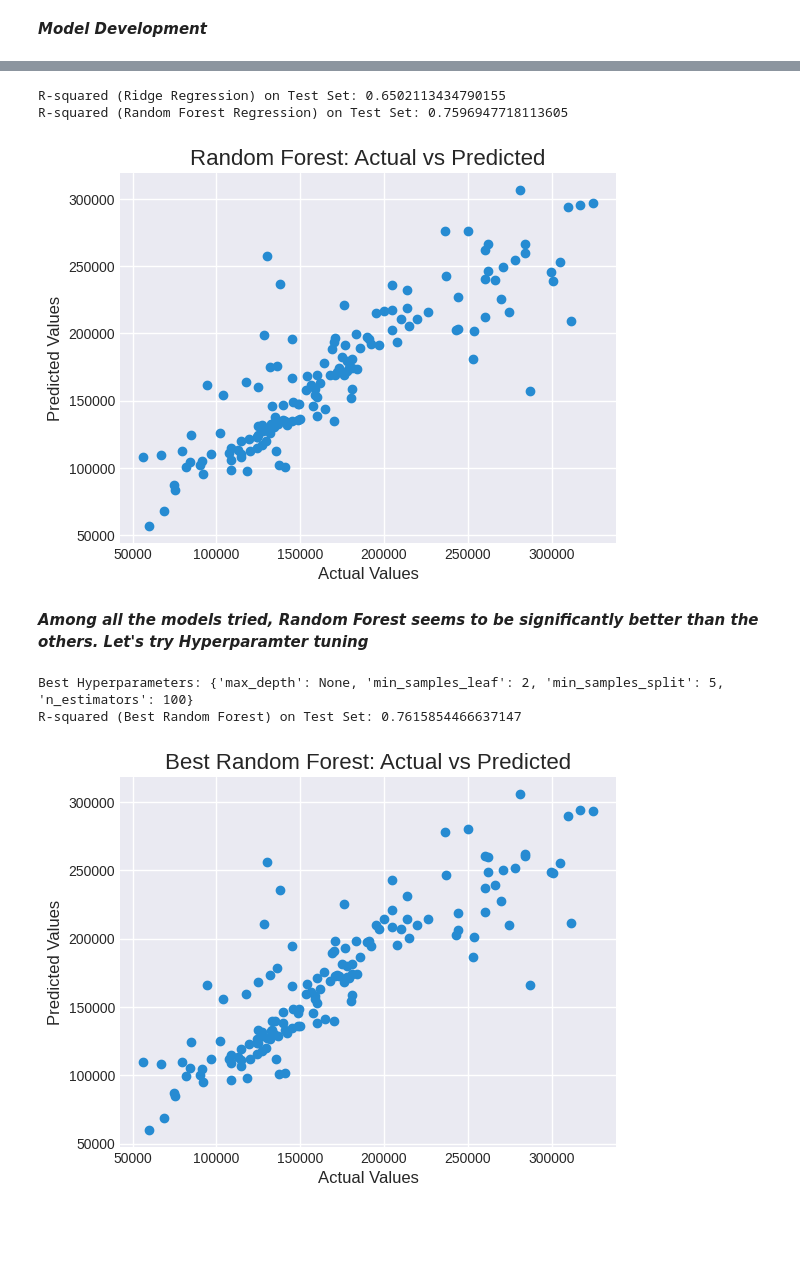
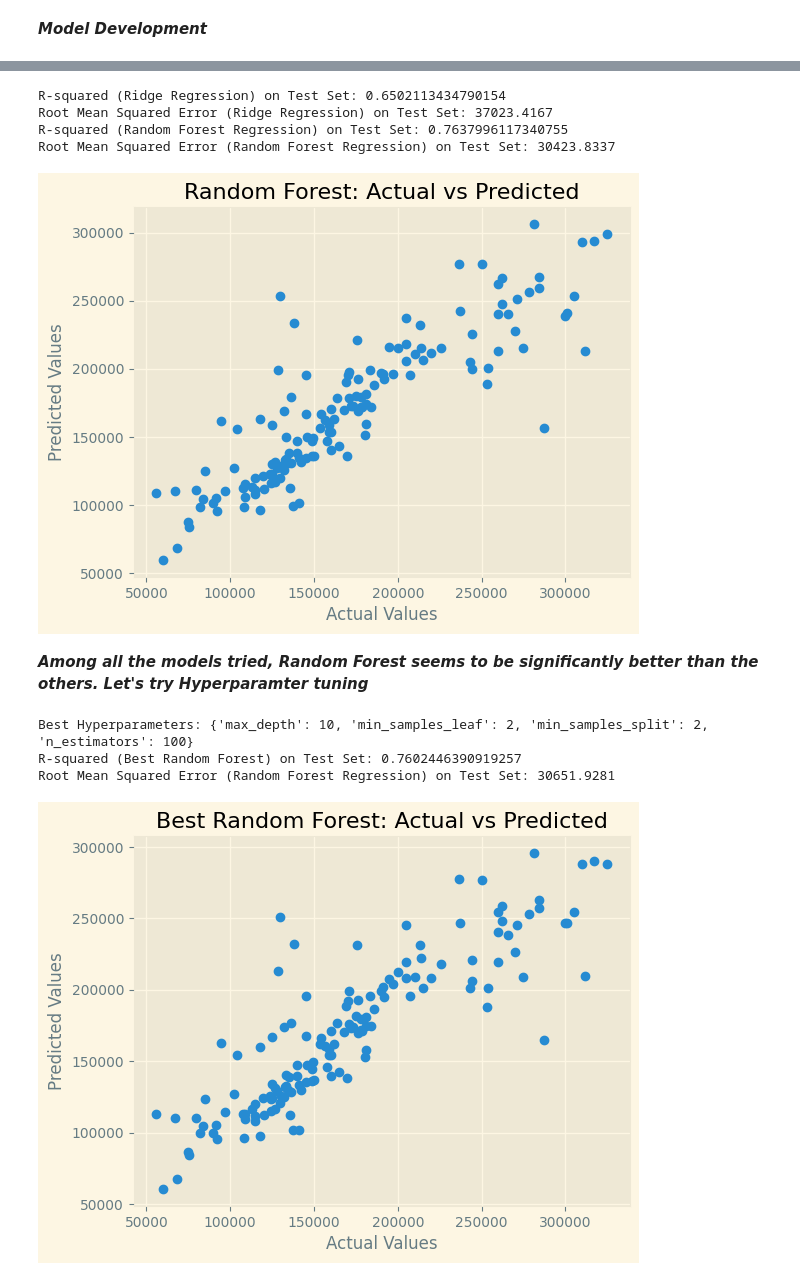
Before and after one commit to anirudh217sharma/House_Prices_Advanced_Regression_Techniques, a Jupyter notebook: House_Prices_Advanced_Regression_Techniques.ipynb, the cells around one changed output, grey strips where cells are left out. Cells and saved outputs as stored; diff of their text form; code cells hidden in the pictures; blank space fills up the shorter version.

```diff
--- a/House_Prices_Advanced_Regression_Techniques.ipynb
+++ b/House_Prices_Advanced_Regression_Techniques.ipynb
@@ -10,12 +10,12 @@ import pandas as pd
 import numpy as np
 
 # Import the matplotlib library for creating visualizations
+%matplotlib inline
 import matplotlib.pyplot as plt
 import warnings
 warnings.filterwarnings("ignore")
 import matplotlib.pyplot as plt
 plt.style.use('Solarize_Light2')
-%matplotlib inline
 
 # Import the seaborn library for advanced visualizations
 import seaborn as sns
@@ -44,7 +44,6 @@ import plotly.express as px
 # Interactive dataframe - a collab feature
 from google.colab import data_table
 data_table.enable_dataframe_formatter()
-plt.style.use('seaborn-darkgrid')
 
 # Auto ML Library
 # Trying an autgluon model just as a benchmark without any preprocessing
@@ -66,6 +65,8 @@ from collections import Counter
 import itertools
 from sklearn.model_selection import GridSearchCV
 # import autogluon as ag
+# Import necessary libraries
+# from autogluon.tabular import TabularPredictor
 # %%
 # !pip uninstall autogluon.core
 # !pip uninstall autogluon
@@ -869,10 +880,25 @@ rf_model.fit(featuresTrain, y_train)
 r_squared_ridge = ridge_model.score(X_test, y_test)
 print(f"R-squared (Ridge Regression) on Test Set: {r_squared_ridge}")
 
+# Make predictions on the test set
+y_pred = ridge_model.predict(X_test)
+# Calculate RMSE
+rmse = mean_squared_error(y_test, y_pred, squared=False)
+
+# Display the performance metrics
+print(f"Root Mean Squared Error (Ridge Regression) on Test Set: {rmse:.4f}")
+
+
 # Evaluate Random Forest Regression
 predictions_rf = rf_model.predict(X_test)
 r_squared_rf = rf_model.score(X_test, y_test)
 print(f"R-squared (Random Forest Regression) on Test Set: {r_squared_rf}")
+
+# Calculate RMSE
+rmse = mean_squared_error(y_test, predictions_rf , squared=False)
+# Display the performance metrics
+print(f"Root Mean Squared Error (Random Forest Regression) on Test Set: {rmse:.4f}")
+
 
 # Create a DataFrame for Random Forest unstandardized predictions against actual values
 predictions_rf_df = pd.DataFrame({'Actual': y_test, 'Predicted_RF': predictions_rf})
@@ -884,9 +910,11 @@ plt.xlabel('Actual Values')
 plt.ylabel('Predicted Values')
 plt.show()
 # %% [output]
-R-squared (Ridge Regression) on Test Set: 0.6502113434790155
-R-squared (Random Forest Regression) on Test Set: 0.7596947718113605
+R-squared (Ridge Regression) on Test Set: 0.6502113434790154
+Root Mean Squared Error (Ridge Regression) on Test Set: 37023.4167
+R-squared (Random Forest Regression) on Test Set: 0.7637996117340755
+Root Mean Squared Error (Random Forest Regression) on Test Set: 30423.8337
-[figure, old version]
+[figure, new version]
 # %% [markdown]
 <i><b> Among all the models tried, Random Forest seems to be significantly better than the others. Let's try Hyperparamter tuning </i></b>
 # %%
@@ -900,33 +928,40 @@ param_grid = {
 
 # Create a Random Forest Regressor
 rf_model_tuned = RandomForestRegressor(random_state=42)
 
 # Perform Grid Search to find the best hyperparameters
 grid_search = GridSearchCV(estimator=rf_model_tuned, param_grid=param_grid, scoring='r2', cv=5)
 grid_search.fit(featuresTrain, y_train)
 
 # Get the best hyperparameters
 best_params = grid_search.best_params_
 print("Best Hyperparameters:", best_params)
 
 # Use the best model from Grid Search
 best_rf_model = grid_search.best_estimator_
 
 # Evaluate the performance of the best model on the test set
 predictions_best_rf = best_rf_model.predict(X_test)
 r_squared_best_rf = best_rf_model.score(X_test, y_test)
 print(f"R-squared (Best Random Forest) on Test Set: {r_squared_best_rf}")
 
+# Calculate RMSE
+rmse = mean_squared_error(y_test, predictions_best_rf , squared=False)
+# Display the performance metrics
+print(f"Root Mean Squared Error (Random Forest Regression) on Test Set: {rmse:.4f}")
+
+
 # Create a DataFrame for the best Random Forest unstandardized predictions against actual values
 predictions_best_rf_df = pd.DataFrame({'Actual': y_test, 'Predicted_Best_RF': predictions_best_rf})
 
 # Scatter plot for the best Random Forest
 plt.scatter(predictions_best_rf_df['Actual'], predictions_best_rf_df['Predicted_Best_RF'])
 plt.title('Best Random Forest: Actual vs Predicted')
 plt.xlabel('Actual Values')
 plt.ylabel('Predicted Values')
 plt.show()
 # %% [output]
-Best Hyperparameters: {'max_depth': None, 'min_samples_leaf': 2, 'min_samples_split': 5, 'n_estimators': 100}
-R-squared (Best Random Forest) on Test Set: 0.7615854466637147
+Best Hyperparameters: {'max_depth': 10, 'min_samples_leaf': 2, 'min_samples_split': 2, 'n_estimators': 100}
+R-squared (Best Random Forest) on Test Set: 0.7602446390919257
+Root Mean Squared Error (Random Forest Regression) on Test Set: 30651.9281
-[figure, old version]
+[figure, new version]
```
Also changed, not shown: parts of 12 cells of this notebook.
